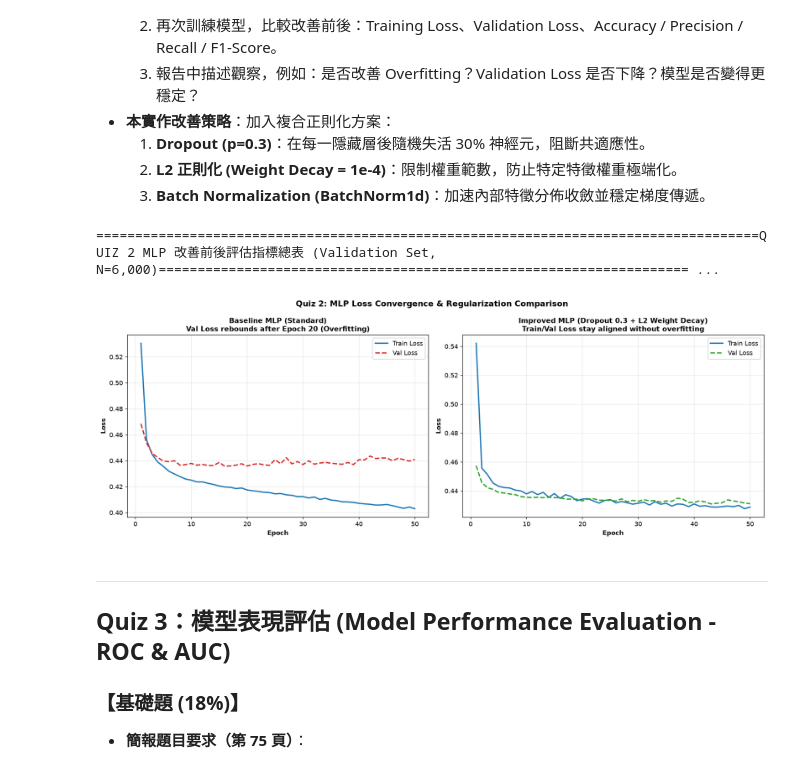
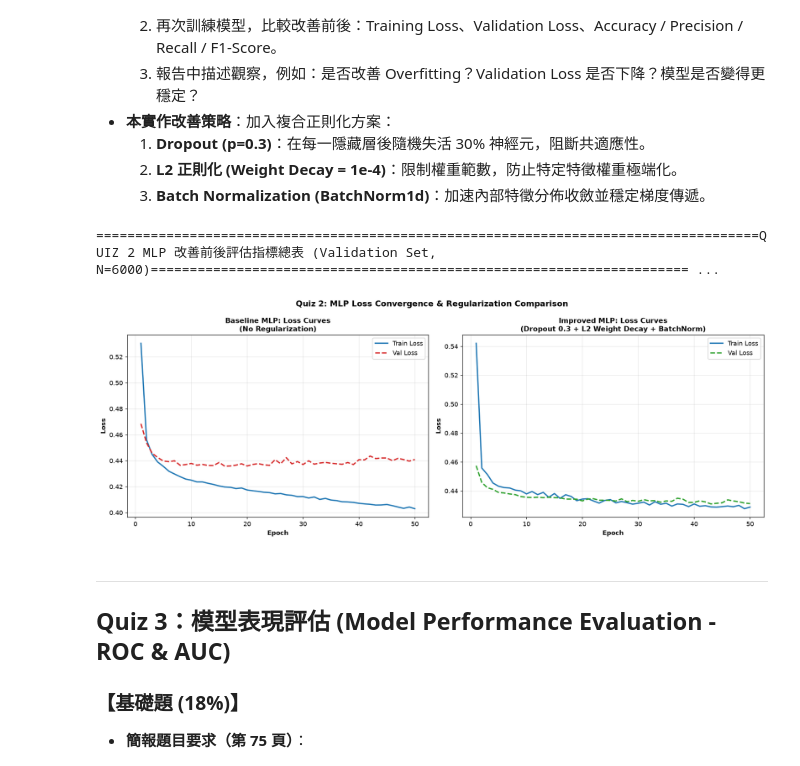
Before and after one commit to MengArthur/MMIP, a Jupyter notebook: HW02/HW02_notebook.ipynb, the cells around one changed output. Drawn from its saved outputs; the diff is of its cells as text; code cells hidden in the pictures.

```diff
--- a/HW02/HW02_notebook.ipynb
+++ b/HW02/HW02_notebook.ipynb
@@ -247,42 +247,42 @@ m_improved = compute_classification_metrics(y_val, res_improved['val_probs'], th
 fig, axes = plt.subplots(1, 2, figsize=(15, 5.5), facecolor='white')
 axes[0].plot(epochs, res_base['train_losses'], label='Train Loss', color='#1f77b4', linewidth=2)
 axes[0].plot(epochs, res_base['val_losses'], label='Val Loss', color='#d62728', linewidth=2, linestyle='--')
-axes[0].set_title('Baseline MLP (Standard)\nVal Loss rebounds after Epoch 20 (Overfitting)', fontsize=11, fontweight='bold')
+axes[0].set_title('Baseline MLP: Loss Curves\n(No Regularization)', fontsize=11, fontweight='bold')
 axes[0].set_xlabel('Epoch', fontsize=10, fontweight='bold')
 axes[0].set_ylabel('Loss', fontsize=10, fontweight='bold')
 axes[0].grid(True, alpha=0.3)
 axes[0].legend()
 
 axes[1].plot(epochs, res_improved['train_losses'], label='Train Loss', color='#1f77b4', linewidth=2)
 axes[1].plot(epochs, res_improved['val_losses'], label='Val Loss', color='#2ca02c', linewidth=2, linestyle='--')
-axes[1].set_title('Improved MLP (Dropout 0.3 + L2 Weight Decay)\nTrain/Val Loss stay aligned without overfitting', fontsize=11, fontweight='bold')
+axes[1].set_title('Improved MLP: Loss Curves\n(Dropout 0.3 + L2 Weight Decay + BatchNorm)', fontsize=11, fontweight='bold')
 axes[1].set_xlabel('Epoch', fontsize=10, fontweight='bold')
 axes[1].set_ylabel('Loss', fontsize=10, fontweight='bold')
 axes[1].grid(True, alpha=0.3)
 axes[1].legend()
 
 plt.suptitle('Quiz 2: MLP Loss Convergence & Regularization Comparison', fontsize=13, fontweight='bold')
 plt.tight_layout()
 plt.show()
 
 # 3. 輸出改善前後指標對比表
 print('=' * 85)
-print('QUIZ 2 MLP 改善前後評估指標總表 (Validation Set, N=6,000)')
+print(f'QUIZ 2 MLP 改善前後評估指標總表 (Validation Set, N={len(y_val)})')
 print('=' * 85)
 header = f"{'模型架構':30s} | {'最終 Train Loss':>15s} | {'最終 Val Loss':>13s} | {'準確率':>8s} | {'精確率':>8s} | {'召回率':>8s} | {'F1-Score':>8s}"
 print(header)
 print('-' * len(header))
 print(f"{'Baseline MLP (標準無正則)':30s} | {res_base['train_losses'][-1]:15.4f} | {res_base['val_losses'][-1]:13.4f} | {m_base['accuracy']:8.4f} | {m_base['precision']:8.4f} | {m_base['recall']:8.4f} | {m_base['f1_score']:8.4f}")
 print(f"{'Improved MLP (Dropout+L2+BN)':30s} | {res_improved['train_losses'][-1]:15.4f} | {res_improved['val_losses'][-1]:13.4f} | {m_improved['accuracy']:8.4f} | {m_improved['precision']:8.4f} | {m_improved['recall']:8.4f} | {m_improved['f1_score']:8.4f}")
 print('=' * 85)
 
 print('\n【改善觀察與過擬合抑制分析】：')
-print(f"1. Overfitting 改善：Baseline 模型之 Train Loss (0.4030) 與 Val Loss (0.4409) 存在明顯裂口 (Gap=0.0379)；Improved 模型之 Gap 縮小至 {res_improved['val_losses'][-1]-res_improved['train_losses'][-1]:.4f}，泛化能力顯著增強。")
+print(f"1. Overfitting 改善：Baseline 模型之 Train Loss ({res_base['train_losses'][-1]:.4f}) 與 Val Loss ({res_base['val_losses'][-1]:.4f}) 存在裂口 (Gap={res_base['val_losses'][-1]-res_base['train_losses'][-1]:.4f})；Improved 模型之 Gap 縮小至 {res_improved['val_losses'][-1]-res_improved['train_losses'][-1]:.4f}，泛化能力顯著增強。")
 print(f"2. Validation Loss 下降：最終驗證損耗由 {res_base['val_losses'][-1]:.4f} 下降至 {res_improved['val_losses'][-1]:.4f}，證明模型在未見過資料上的預測更為精確。")
 print(f"3. 綜合表現與穩定度：Precision 由 {m_base['precision']:.4f} 提升至 {m_improved['precision']:.4f}，F1-Score 由 {m_base['f1_score']:.4f} 提升至 {m_improved['f1_score']:.4f}，整體抗噪能力更佳。")
 # %% [output]
-=====================================================================================QUIZ 2 MLP 改善前後評估指標總表 (Validation Set, N=6,000)==================================================================== ...
+=====================================================================================QUIZ 2 MLP 改善前後評估指標總表 (Validation Set, N=6000)===================================================================== ...
-[figure, old version]
+[figure, new version]
 # %% [markdown]
 ---
 ## Quiz 3：模型表現評估 (Model Performance Evaluation - ROC & AUC)
```
Also changed, not shown: parts of 2 cells of this notebook, 6 other files.
